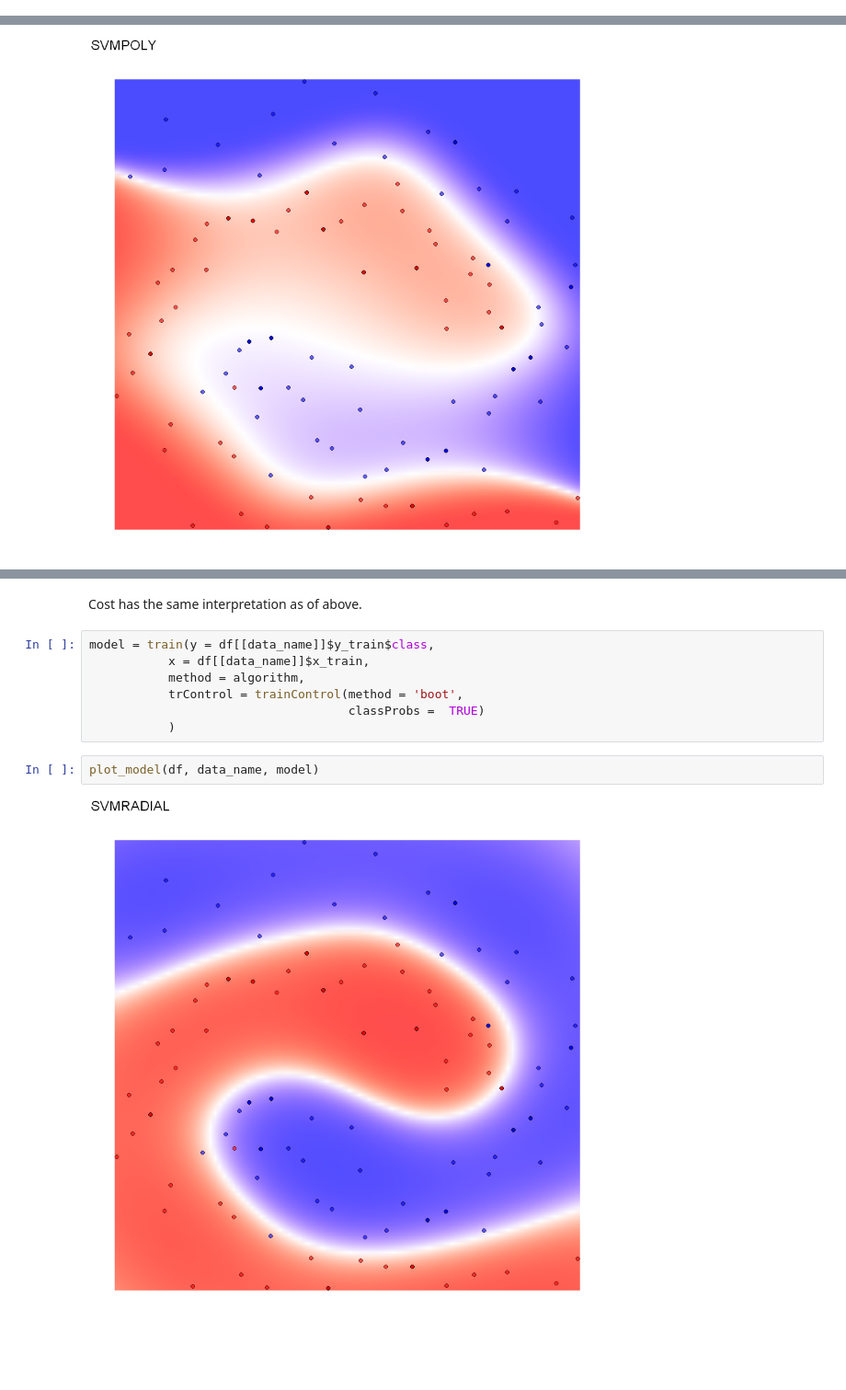
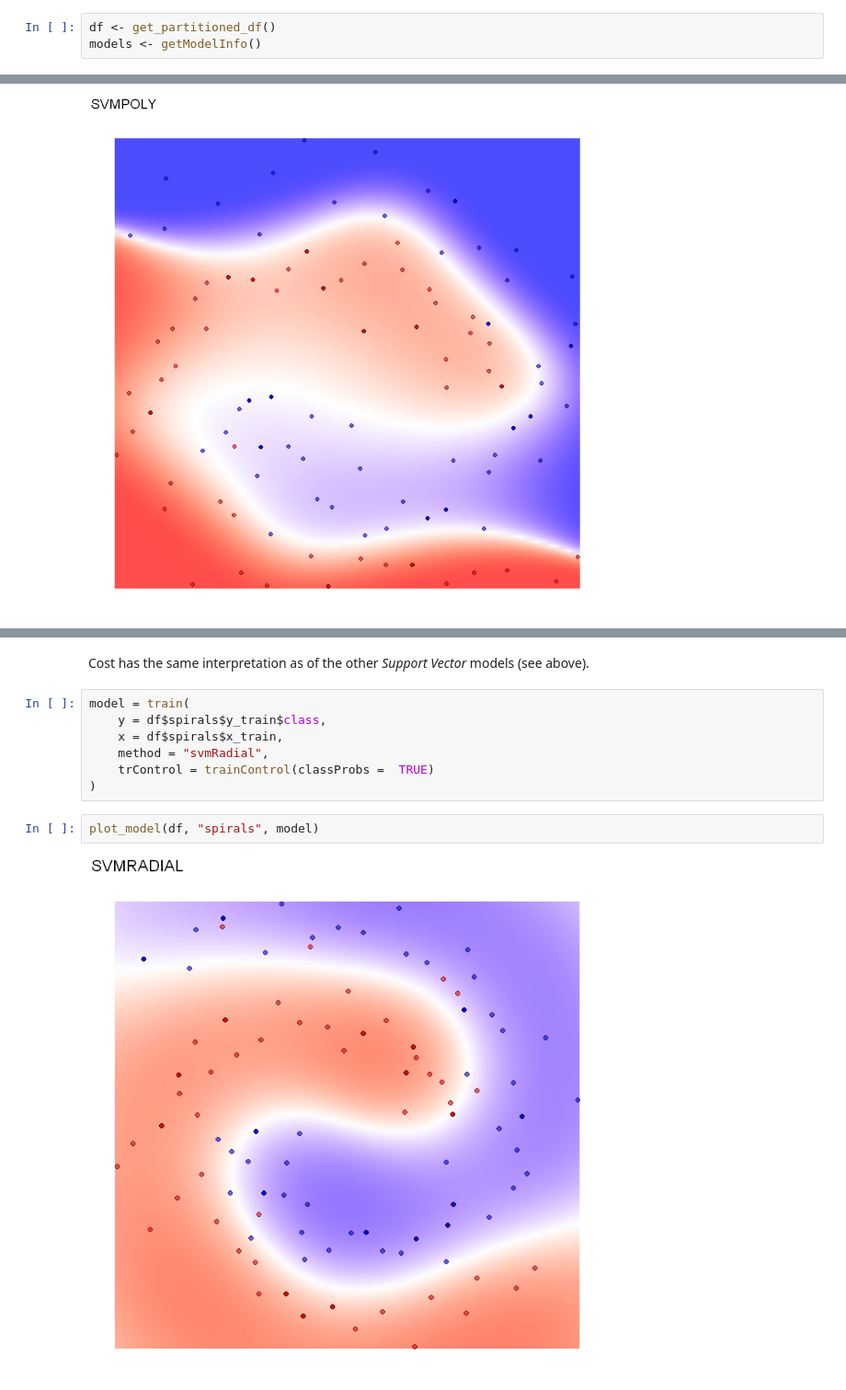
Before and after one commit to mmmlc/mlTeachings, a Jupyter notebook: 1_4_svm.ipynb, the cells around one changed output, grey strips where cells are left out. Shown at 92% size. Saved outputs shown, nothing was run; the diff lists cells and outputs as text; blank space fills up the shorter version.

```diff
--- a/1_4_svm.ipynb
+++ b/1_4_svm.ipynb
@@ -100,0 +79,3 @@ model = train(y = df[[data_name]]$y_train$class,
+# %%
+df <- get_partitioned_df()
+models <- getModelInfo()
@@ -374,15 +386,15 @@ info[[algorithm]]$parameters
 | sigma | numeric | Sigma |
 | C | numeric | Cost |
 # %% [markdown]
-Cost has the same interpretation as of above.
+Cost has the same interpretation as of the other *Support Vector* models (see above).
 # %%
-model = train(y = df[[data_name]]$y_train$class,
-           x = df[[data_name]]$x_train,
-           method = algorithm,
-           trControl = trainControl(method = 'boot',
-                                    classProbs =  TRUE)
-           )
+model = train(
+    y = df$spirals$y_train$class,
+    x = df$spirals$x_train,
+    method = "svmRadial",
+    trControl = trainControl(classProbs =  TRUE)
+)
 # %%
-plot_model(df, data_name, model)
+plot_model(df, "spirals", model)
 # %% [output]
-[figure, old version]
+[figure, new version]
```
Also changed, not shown: parts of 41 cells of this notebook.
